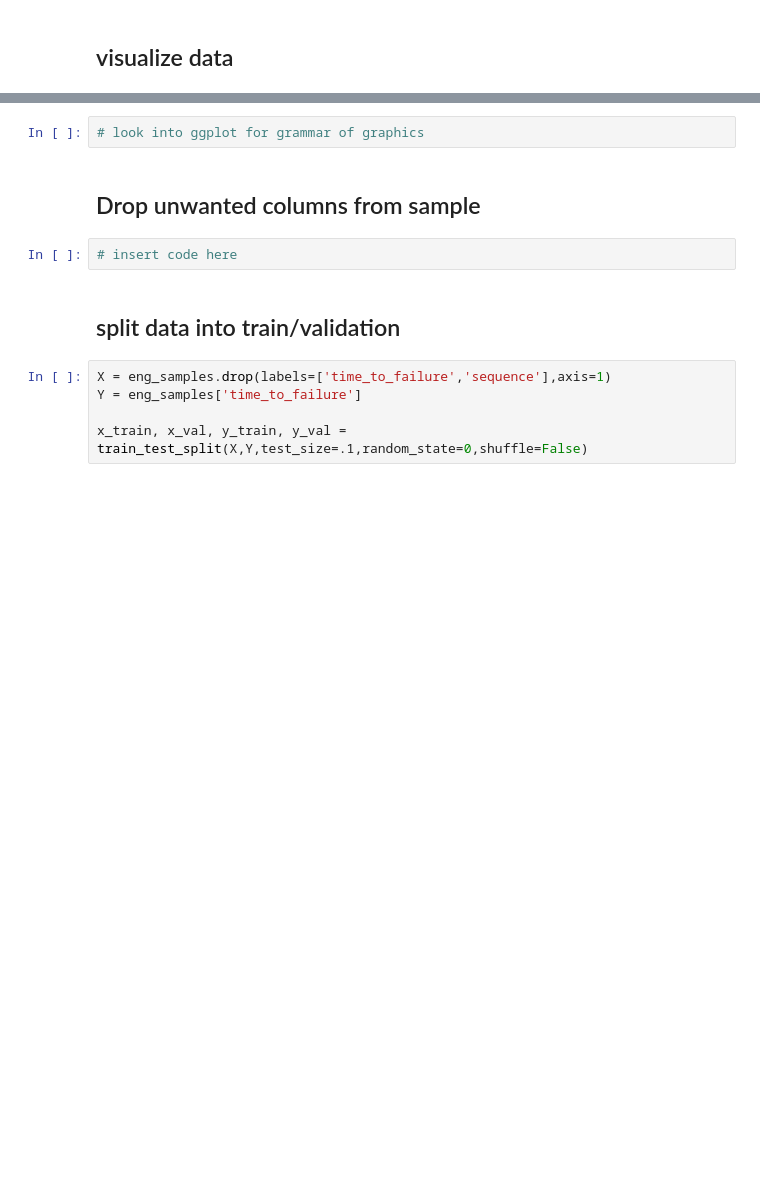
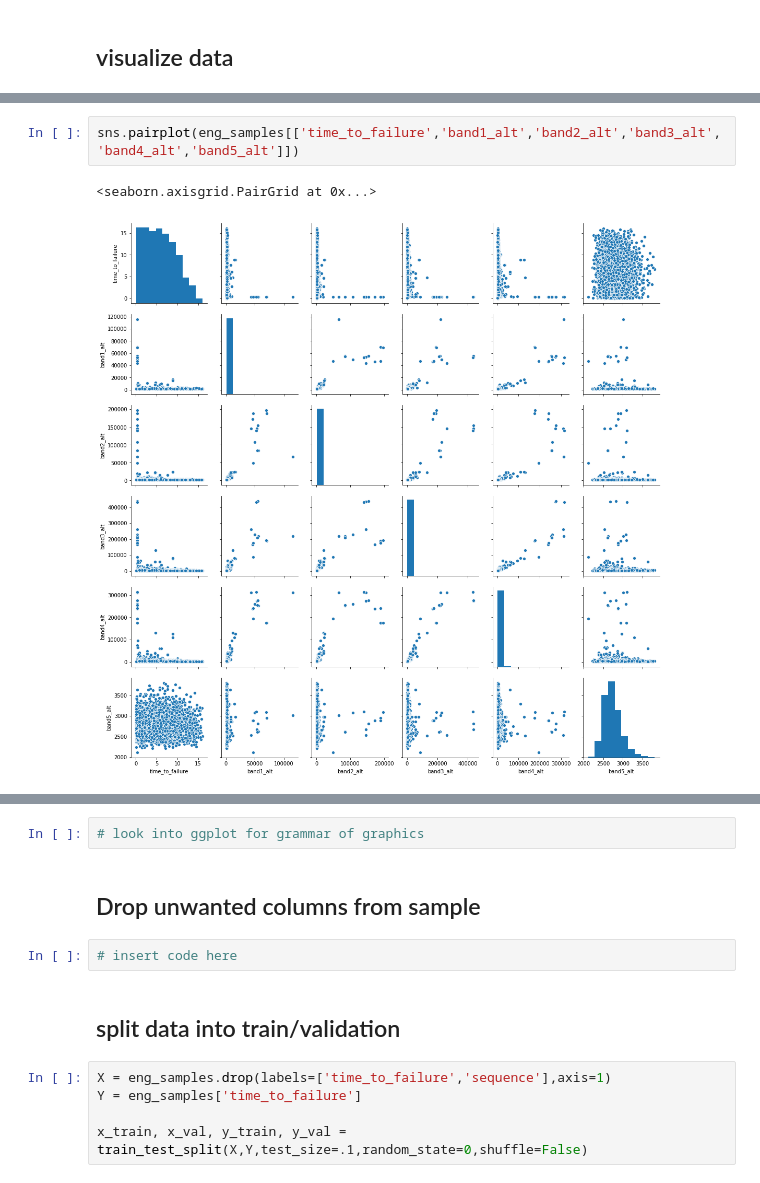
Before and after one commit to jonbatscha/earthquake_prediction, a Jupyter notebook: refactor.ipynb, the cells around one changed output, grey strips where cells are left out. Saved outputs shown, nothing was run; the diff lists cells and outputs as text; blank space fills up the shorter version.

```diff
--- a/refactor.ipynb
+++ b/refactor.ipynb
@@ -505,0 +575,5 @@ sns.kdeplot(eng_samples.time_to_failure)
+# %%
+sns.pairplot(eng_samples[['time_to_failure','band1_alt','band2_alt','band3_alt','band4_alt','band5_alt']])
+# %% [output]
+<seaborn.axisgrid.PairGrid at 0x...>
+[figure, added]
```
Also changed, not shown: parts of 24 cells of this notebook.
